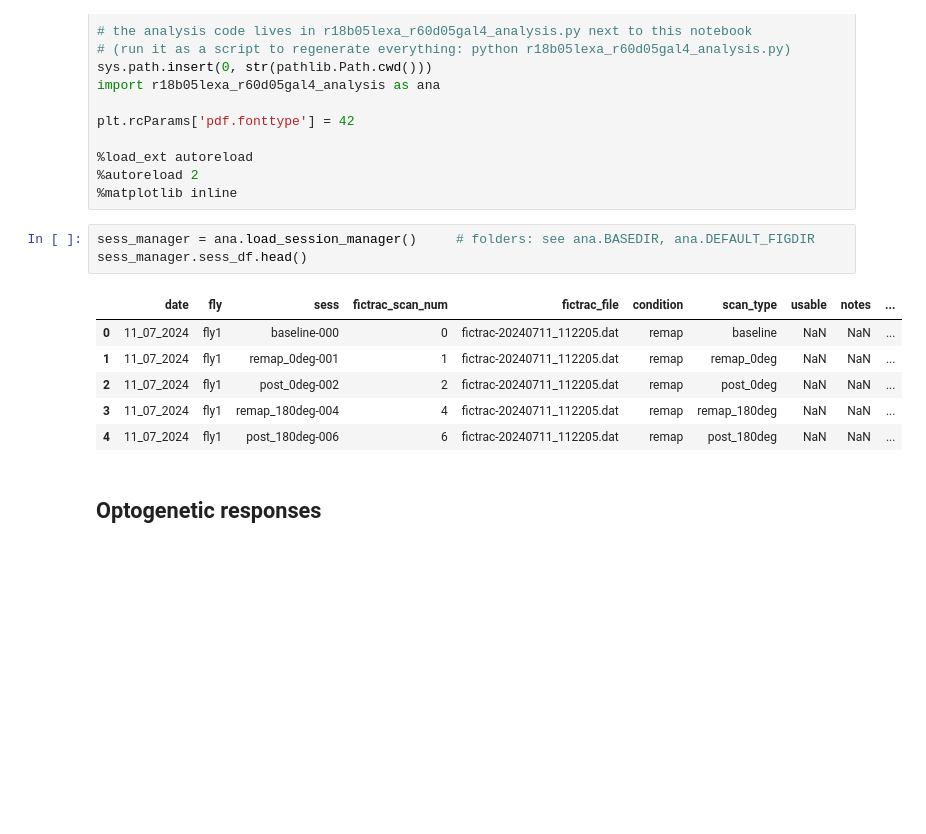
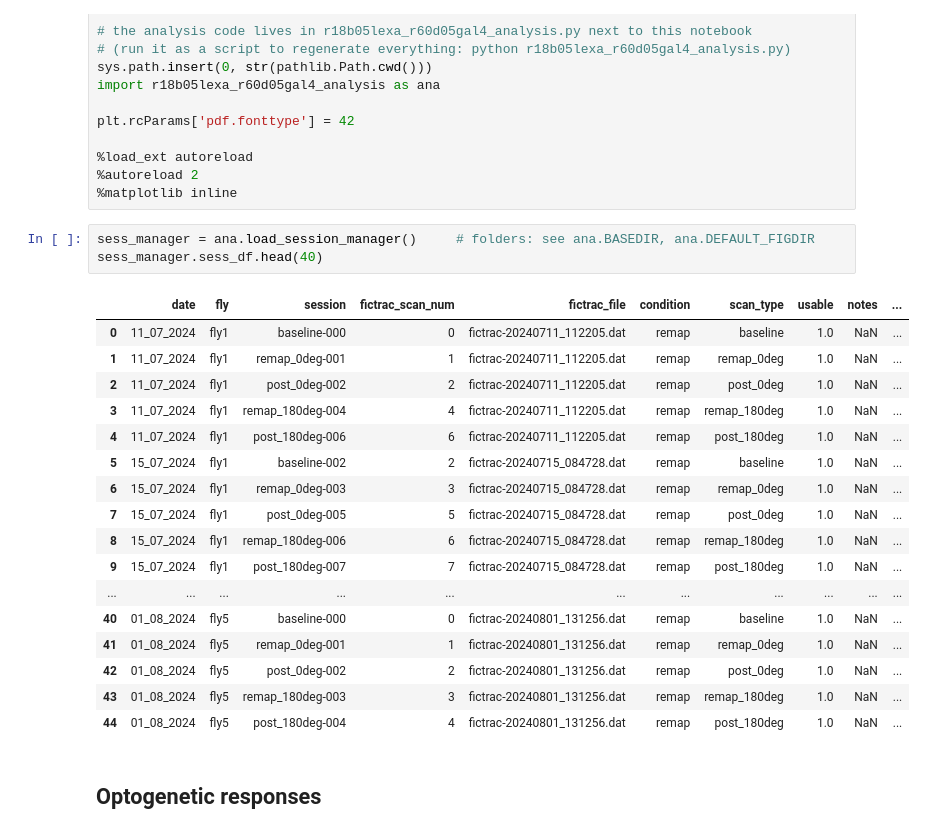
Before and after one commit to yfisher-lab/plitt_turnerevans_oa_instructs_hd_plasticity, a Jupyter notebook: figures/opto_remapping/R18B05LexA_R60D05Gal4.ipynb, the cells around one changed output. Saved outputs shown, nothing was run; the diff lists cells and outputs as text; blank space fills up the shorter version.

```diff
--- a/figures/opto_remapping/R18B05LexA_R60D05Gal4.ipynb
+++ b/figures/opto_remapping/R18B05LexA_R60D05Gal4.ipynb
@@ -16,14 +16,25 @@ plt.rcParams['pdf.fonttype'] = 42
 %matplotlib inline
 # %%
 sess_manager = ana.load_session_manager()     # folders: see ana.BASEDIR, ana.DEFAULT_FIGDIR
-sess_manager.sess_df.head()
+sess_manager.sess_df.head(40)
 # %% [output]
-|  | date | fly | sess | fictrac_scan_num | fictrac_file | condition | scan_type | usable | notes | ... |
-| 0 | 11_07_2024 | fly1 | baseline-000 | 0 | fictrac-20240711_112205.dat | remap | baseline | NaN | NaN | ... |
-| 1 | 11_07_2024 | fly1 | remap_0deg-001 | 1 | fictrac-20240711_112205.dat | remap | remap_0deg | NaN | NaN | ... |
-| 2 | 11_07_2024 | fly1 | post_0deg-002 | 2 | fictrac-20240711_112205.dat | remap | post_0deg | NaN | NaN | ... |
-| 3 | 11_07_2024 | fly1 | remap_180deg-004 | 4 | fictrac-20240711_112205.dat | remap | remap_180deg | NaN | NaN | ... |
-| 4 | 11_07_2024 | fly1 | post_180deg-006 | 6 | fictrac-20240711_112205.dat | remap | post_180deg | NaN | NaN | ... |
+|  | date | fly | session | fictrac_scan_num | fictrac_file | condition | scan_type | usable | notes | ... |
+| 0 | 11_07_2024 | fly1 | baseline-000 | 0 | fictrac-20240711_112205.dat | remap | baseline | 1.0 | NaN | ... |
+| 1 | 11_07_2024 | fly1 | remap_0deg-001 | 1 | fictrac-20240711_112205.dat | remap | remap_0deg | 1.0 | NaN | ... |
+| 2 | 11_07_2024 | fly1 | post_0deg-002 | 2 | fictrac-20240711_112205.dat | remap | post_0deg | 1.0 | NaN | ... |
+| 3 | 11_07_2024 | fly1 | remap_180deg-004 | 4 | fictrac-20240711_112205.dat | remap | remap_180deg | 1.0 | NaN | ... |
+| 4 | 11_07_2024 | fly1 | post_180deg-006 | 6 | fictrac-20240711_112205.dat | remap | post_180deg | 1.0 | NaN | ... |
+| 5 | 15_07_2024 | fly1 | baseline-002 | 2 | fictrac-20240715_084728.dat | remap | baseline | 1.0 | NaN | ... |
+| 6 | 15_07_2024 | fly1 | remap_0deg-003 | 3 | fictrac-20240715_084728.dat | remap | remap_0deg | 1.0 | NaN | ... |
+| 7 | 15_07_2024 | fly1 | post_0deg-005 | 5 | fictrac-20240715_084728.dat | remap | post_0deg | 1.0 | NaN | ... |
+| 8 | 15_07_2024 | fly1 | remap_180deg-006 | 6 | fictrac-20240715_084728.dat | remap | remap_180deg | 1.0 | NaN | ... |
+| 9 | 15_07_2024 | fly1 | post_180deg-007 | 7 | fictrac-20240715_084728.dat | remap | post_180deg | 1.0 | NaN | ... |
+| ... | ... | ... | ... | ... | ... | ... | ... | ... | ... | ... |
+| 40 | 01_08_2024 | fly5 | baseline-000 | 0 | fictrac-20240801_131256.dat | remap | baseline | 1.0 | NaN | ... |
+| 41 | 01_08_2024 | fly5 | remap_0deg-001 | 1 | fictrac-20240801_131256.dat | remap | remap_0deg | 1.0 | NaN | ... |
+| 42 | 01_08_2024 | fly5 | post_0deg-002 | 2 | fictrac-20240801_131256.dat | remap | post_0deg | 1.0 | NaN | ... |
+| 43 | 01_08_2024 | fly5 | remap_180deg-003 | 3 | fictrac-20240801_131256.dat | remap | remap_180deg | 1.0 | NaN | ... |
+| 44 | 01_08_2024 | fly5 | post_180deg-004 | 4 | fictrac-20240801_131256.dat | remap | post_180deg | 1.0 | NaN | ... |
 # %% [markdown]
 ## Optogenetic responses
 # %%
```
Also changed, not shown: parts of 3 cells of this notebook, 17 other files.
